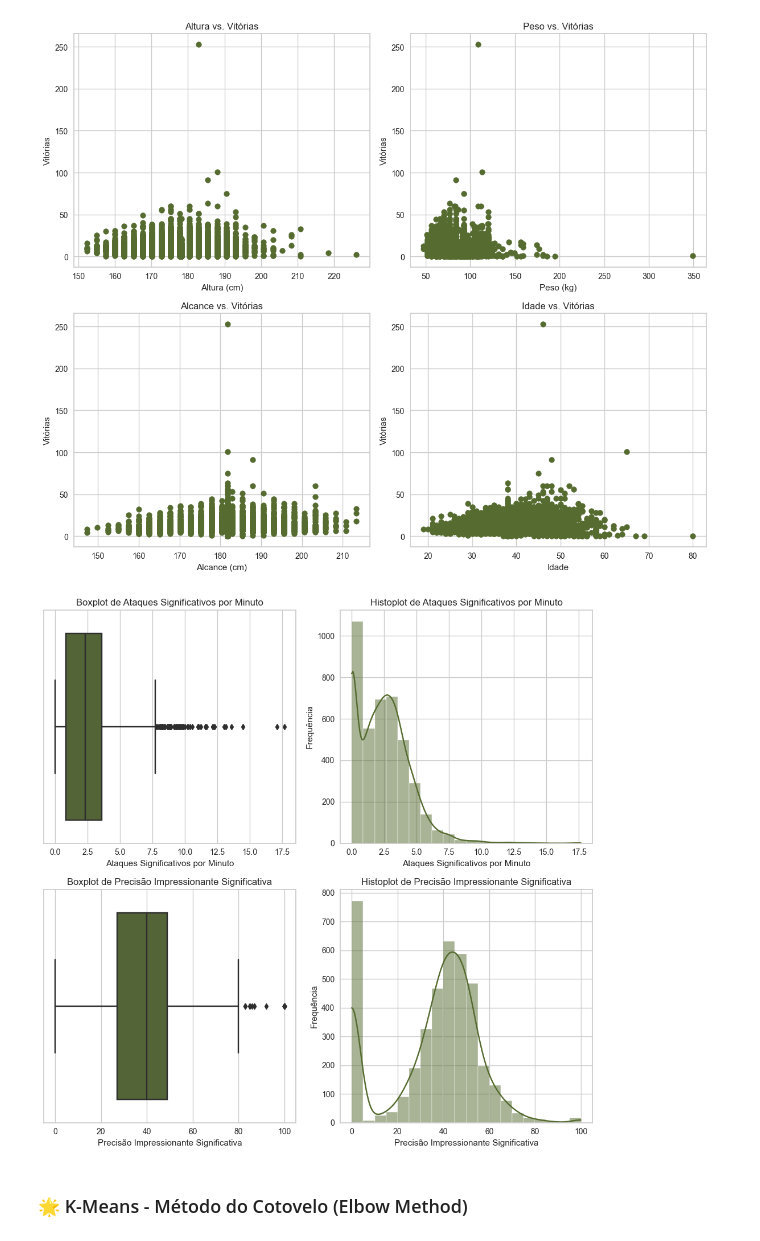
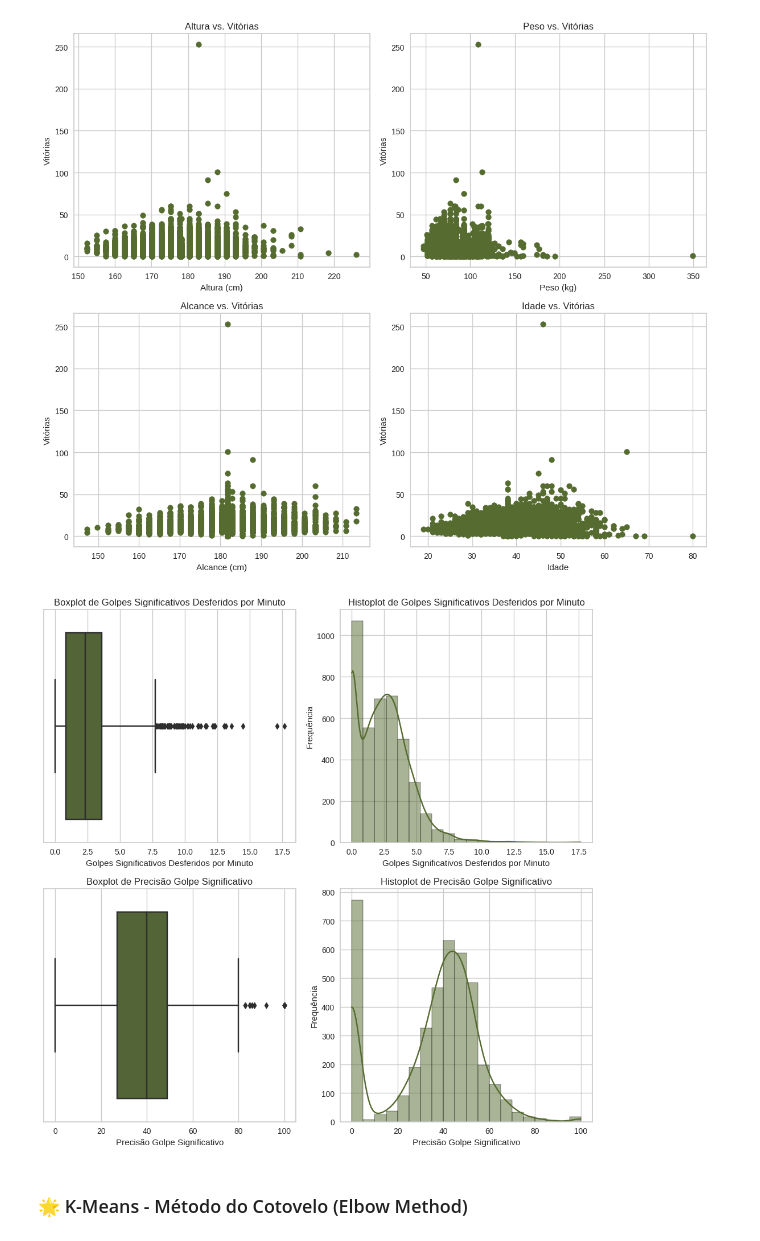
Before and after one commit to Texugo-928/Santander_ML2, a Jupyter notebook: Projeto.ipynb, the cells around one changed output. Cells and saved outputs as stored; diff of their text form; code cells hidden in the pictures.

Commit message:
Arumando alguns detalhes no Notebook

```diff
--- a/Projeto.ipynb
+++ b/Projeto.ipynb
@@ -29,3 +31,11 @@ from sklearn.cluster import AgglomerativeClustering
 import sklearn.datasets as skdata
 # %% [markdown]
 ### 🌟 Leitura da Base de dados
+# %%
+#Para quem for abrir no Google Colab descomentar linhas abaixo
+from google.colab import drive
+drive.mount('/content/drive')
+
+bd_data = 'ufc-fighters-statistics.csv'
+dados = pd.read_csv('/content/drive/MyDrive/Colab Notebooks/ADA - DATA SCIENTIST/Machine Learning II - Projeto Final/' + bd_data)
+##dados = dados.drop(dados.columns[0], axis=1) #se for droppar coluna
@@ -32,7 +44,8 @@ import sklearn.datasets as skdata
 # %%
-bd_data = 'ufc-fighters-statistics.csv'
+#Para quem for abrir no VSCode descomentar linhas abaixo
+#bd_data = 'ufc-fighters-statistics.csv'
 
-dados = pd.read_csv(bd_data)
+#dados = pd.read_csv(bd_data)
 ##dados = dados.drop(dados.columns[0], axis=1) #se for droppar coluna
 # %% [markdown]
 ### 🌟 Criando funções
@@ -201,8 +243,11 @@ df_1.loc[(df_1["alcance(cm)"].isnull()), "alcance(cm)"] = media_alcance
 df_1[['ano', 'mes', 'dia']] = df_1['data_de_nascimento'].str.split('-', expand=True)
 # %%
-# Converte a coluna 'ano' para numérica
-#errors='coerce' é usado para substituir valores que não podem ser convertidos para NaN
+# Converte a coluna 'ano', 'mes' e 'dia' para numérica
+###errors='coerce' é usado para substituir valores que não podem ser convertidos para NaN###
+
 df_1['ano'] = pd.to_numeric(df_1['ano'], errors='coerce')
+df_1['mes'] = pd.to_numeric(df_1['mes'], errors='coerce')
+df_1['dia'] = pd.to_numeric(df_1['dia'], errors='coerce')
 
 # Calculo da média desconsiderando os valores vazios
 media_ano = int(df_1['ano'].mean(skipna=True))
@@ -428,24 +483,24 @@ plt.tight_layout();
 # %%
 fig, axs = plt.subplots(2, 2, figsize=(10, 10))
 
-# Boxplot e Histoplot para "ataques_significativos_por_minuto"
-sns.boxplot(x=df_tratado['ataques_significativos_por_minuto'], ax=axs[0, 0], color='#556B2F')
-axs[0, 0].set(xlabel='Ataques Significativos por Minuto', title='Boxplot de Ataques Significativos por Minuto')
+# Boxplot e Histoplot para "golpes_significativos_desferidos_por_minuto"
+sns.boxplot(x=df_tratado['golpes_significativos_desferidos_por_minuto'], ax=axs[0, 0], color='#556B2F')
+axs[0, 0].set(xlabel='Golpes Significativos Desferidos por Minuto', title='Boxplot de Golpes Significativos Desferidos por Minuto')
 
-sns.histplot(df_tratado['ataques_significativos_por_minuto'], bins=20, kde=True, color='#556B2F', ax=axs[0, 1])
-axs[0, 1].set(xlabel='Ataques Significativos por Minuto', ylabel='Frequência', title='Histoplot de Ataques Significativos por Minuto')
+sns.histplot(df_tratado['golpes_significativos_desferidos_por_minuto'], bins=20, kde=True, color='#556B2F', ax=axs[0, 1])
+axs[0, 1].set(xlabel='Golpes Significativos Desferidos por Minuto', ylabel='Frequência', title='Histoplot de Golpes Significativos Desferidos por Minuto')
 
-# Boxplot e Histoplot para "precisao_impressionante_significativa"
-sns.boxplot(x=df_tratado['precisao_impressionante_significativa'], ax=axs[1, 0], color='#556B2F')
-axs[1, 0].set(xlabel='Precisão Impressionante Significativa', title='Boxplot de Precisão Impressionante Significativa')
+# Boxplot e Histoplot para "precisao_golpe_significativo"
+sns.boxplot(x=df_tratado['precisao_golpe_significativo'], ax=axs[1, 0], color='#556B2F')
+axs[1, 0].set(xlabel='Precisão Golpe Significativo', title='Boxplot de Precisão Golpe Significativo')
 
-sns.histplot(df_tratado['precisao_impressionante_significativa'], bins=20, kde=True, color='#556B2F', ax=axs[1, 1])
-axs[1, 1].set(xlabel='Precisão Impressionante Significativa', ylabel='Frequência', title='Histoplot de Precisão Impressionante Significativa')
+sns.histplot(df_tratado['precisao_golpe_significativo'], bins=20, kde=True, color='#556B2F', ax=axs[1, 1])
+axs[1, 1].set(xlabel='Precisão Golpe Significativo', ylabel='Frequência', title='Histoplot de Precisão Golpe Significativo')
 
 # Evitar sobreposição
 plt.tight_layout();
 # %% [output]
-[figure, old version]
+[figure, new version]
 # %% [markdown]
 ### 🌟 K-Means - Método do Cotovelo (Elbow Method)
 # %%
```
Also changed, not shown: parts of 28 cells of this notebook.
